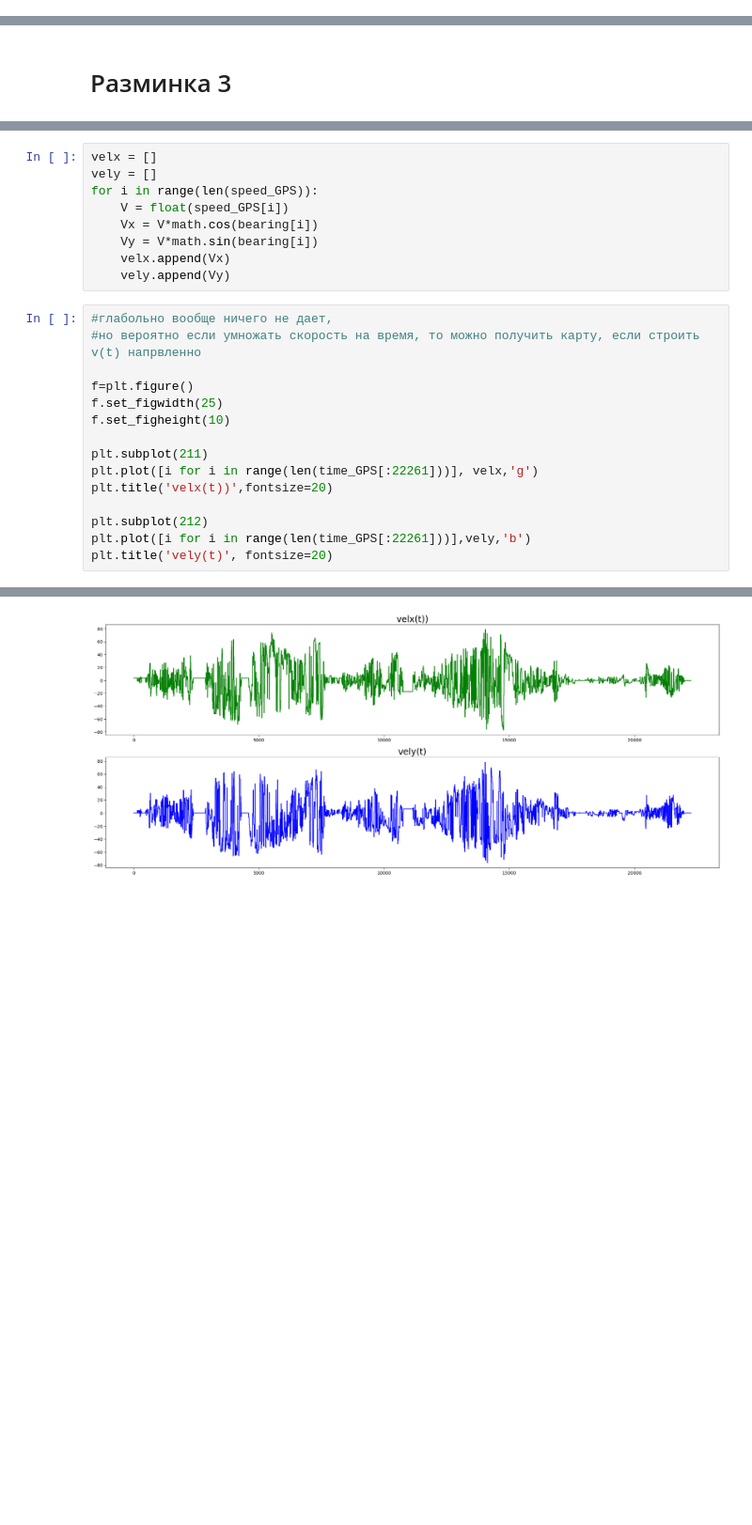
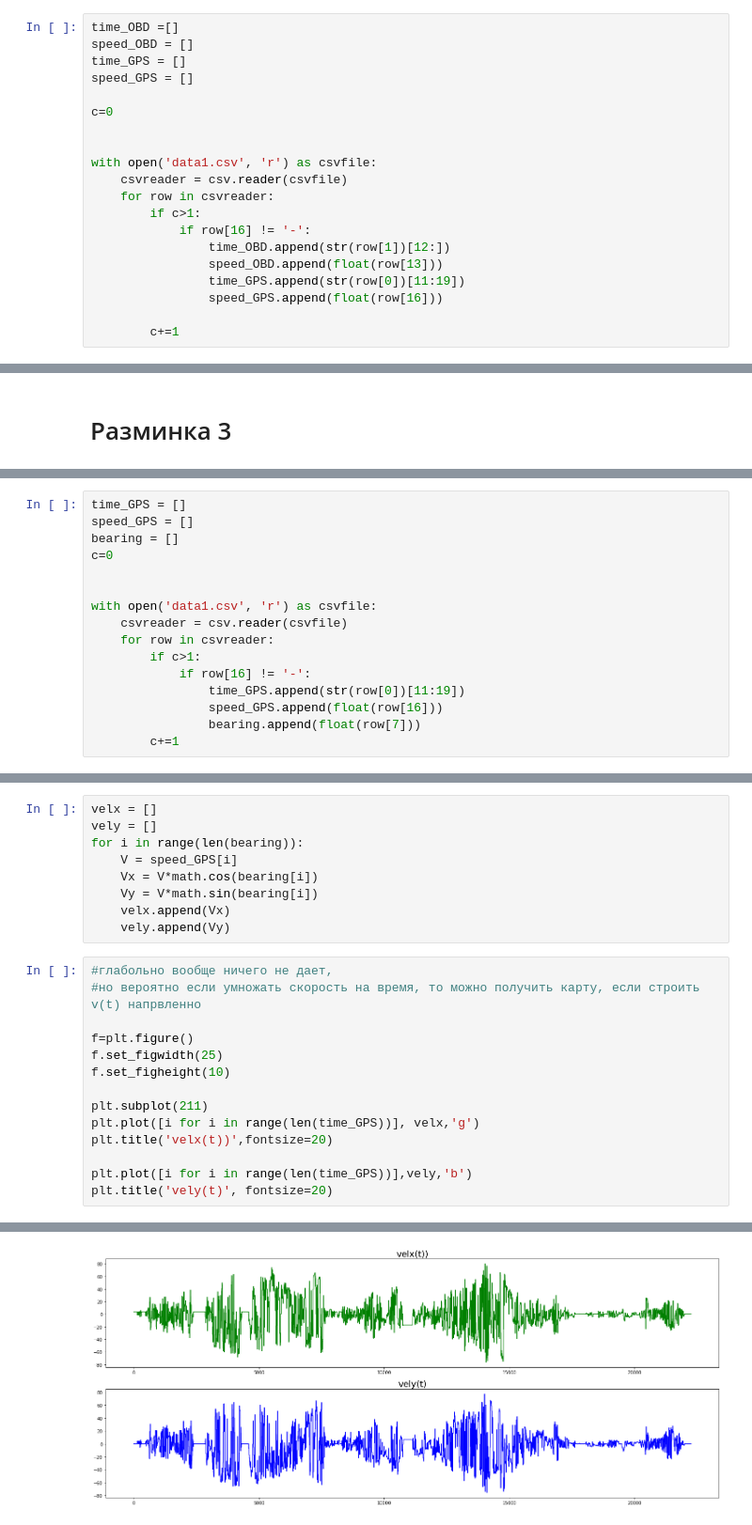
Before and after one commit to 1mm0rTaLzzz/SNAR_HW3_Kalman, a Jupyter notebook: HW3Kalman.ipynb, the cells around one changed output, grey strips where cells are left out. Shown at 94% size. Saved outputs shown, nothing was run; the diff lists cells and outputs as text; blank space fills up the shorter version.

```diff
--- a/HW3Kalman.ipynb
+++ b/HW3Kalman.ipynb
@@ -78,0 +89,20 @@ speed_GPS = [x for x in speed_GPS if all(c.isdigit() or c == '.' for c in x)]
+# %%
+time_OBD =[]
+speed_OBD = []
+time_GPS = []
+speed_GPS = []
+
+c=0
+
+
+with open('data1.csv', 'r') as csvfile:
+    csvreader = csv.reader(csvfile)
+    for row in csvreader:
+        if c>1:
+            if row[16] != '-':
+                time_OBD.append(str(row[1])[12:])
+                speed_OBD.append(float(row[13]))
+                time_GPS.append(str(row[0])[11:19])
+                speed_GPS.append(float(row[16]))
+
+        c+=1
@@ -116,3 +144,19 @@ speed_GPS = [x for x in speed_GPS if all(c.isdigit() or c == '.' for c in x)]
+# %%
+time_GPS = []
+speed_GPS = []
+bearing = []
+c=0
+
+
+with open('data1.csv', 'r') as csvfile:
+    csvreader = csv.reader(csvfile)
+    for row in csvreader:
+        if c>1:
+            if row[16] != '-':
+                time_GPS.append(str(row[0])[11:19])
+                speed_GPS.append(float(row[16]))
+                bearing.append(float(row[7]))
+        c+=1
 # %%
 f=plt.figure()
 f.set_figwidth(25)
@@ -131,8 +175,8 @@ Text(0.5, 1.0, 'Bearing(t)')
 # %%
 velx = []
 vely = []
-for i in range(len(speed_GPS)):
-    V = float(speed_GPS[i])
+for i in range(len(bearing)):
+    V = speed_GPS[i]
     Vx = V*math.cos(bearing[i])
     Vy = V*math.sin(bearing[i])
     velx.append(Vx)
@@ -140,18 +184,17 @@ for i in range(len(speed_GPS)):
 # %%
 #глабольно вообще ничего не дает,
 #но вероятно если умножать скорость на время, то можно получить карту, если строить v(t) напрвленно
 
 f=plt.figure()
 f.set_figwidth(25)
 f.set_figheight(10)
 
 plt.subplot(211)
-plt.plot([i for i in range(len(time_GPS[:22261]))], velx,'g')
+plt.plot([i for i in range(len(time_GPS))], velx,'g')
 plt.title('velx(t))',fontsize=20)
 
-plt.subplot(212)
-plt.plot([i for i in range(len(time_GPS[:22261]))],vely,'b')
+plt.plot([i for i in range(len(time_GPS))],vely,'b')
 plt.title('vely(t)', fontsize=20)
 # %% [output]
 Text(0.5, 1.0, 'vely(t)')
-[figure, old version]
+[figure, new version]
```
Also changed, not shown: parts of 29 cells of this notebook, 1 other file.
